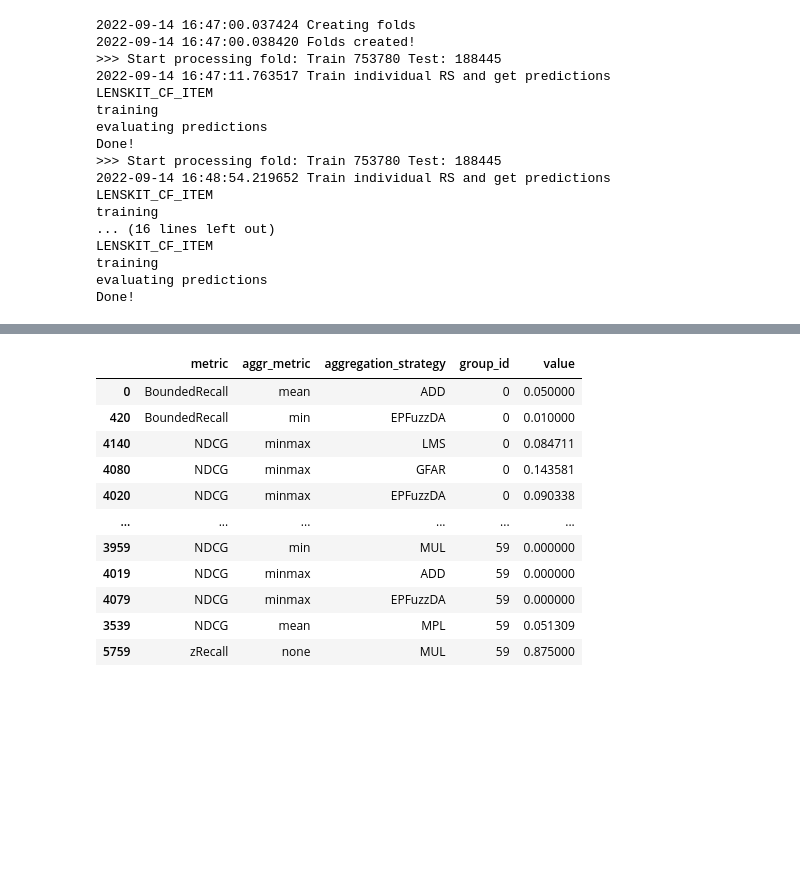
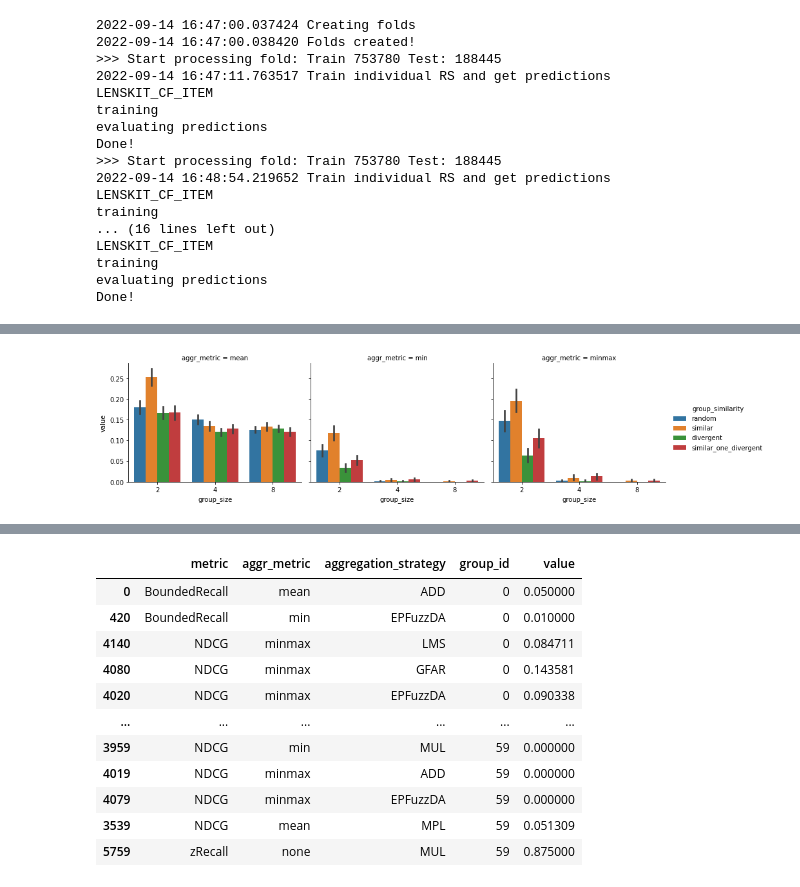
Before and after one commit to barnap/group-recommenders-offline-evaluation, a Jupyter notebook: grs_evaluation_merge.ipynb, the cells around one changed output, grey strips where cells are left out. Cells and saved outputs as stored; diff of their text form; code cells hidden in the pictures; blank space fills up the shorter version.

```diff
--- a/grs_evaluation_merge.ipynb
+++ b/grs_evaluation_merge.ipynb
@@ -859,0 +911,8 @@ display(eval_df)
+# %%
+# metric variance per group size and group type; merging all aggregation strategies
+metric = "DFH"
+g = sns.catplot(data=eval_df_with_group_info.loc[eval_df_with_group_info.metric==metric], hue="group_similarity", col="aggr_metric",
+                   x="group_size", y="value", sharex=False, sharey="row",
+                   kind="bar",  height=3.5, aspect=1.2)
+# %% [output]
+[figure, added]
```
Also changed, not shown: parts of 19 cells of this notebook.
